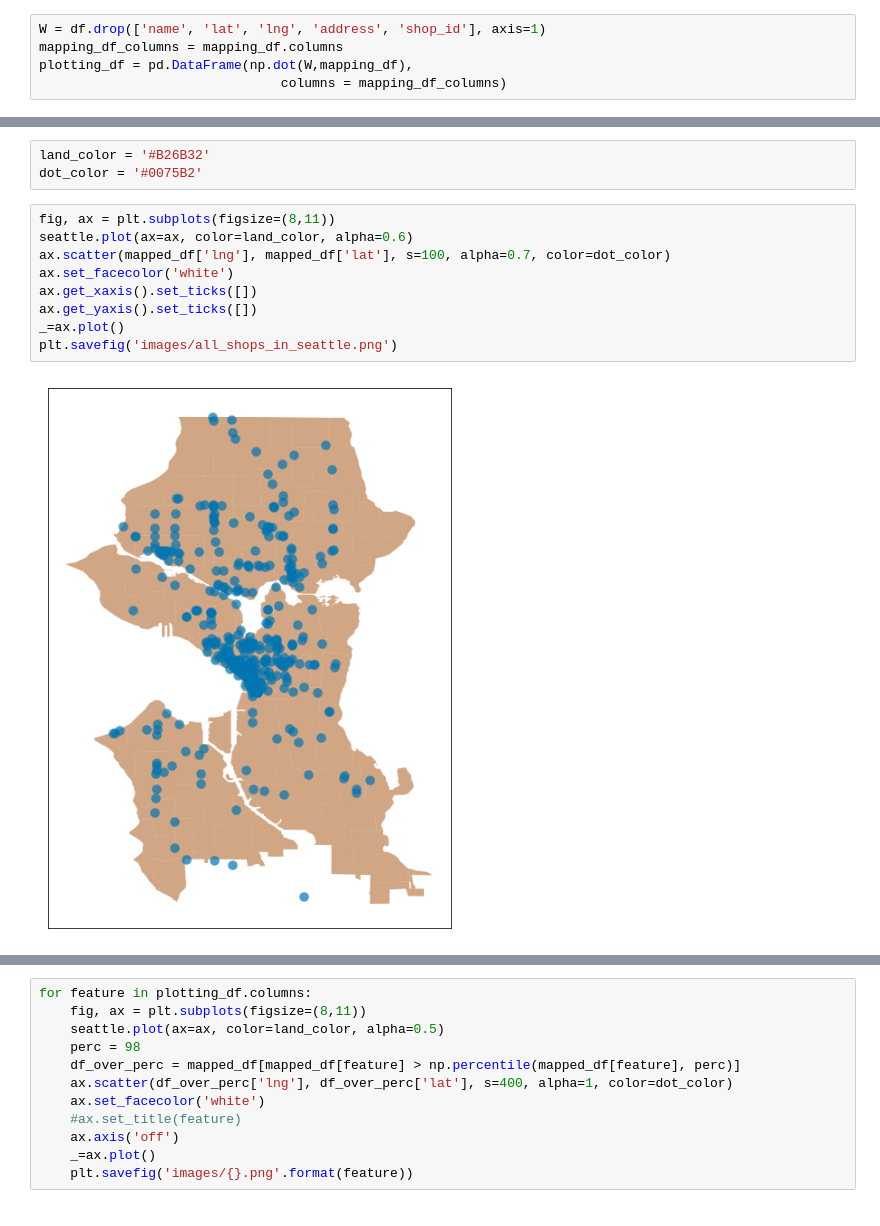
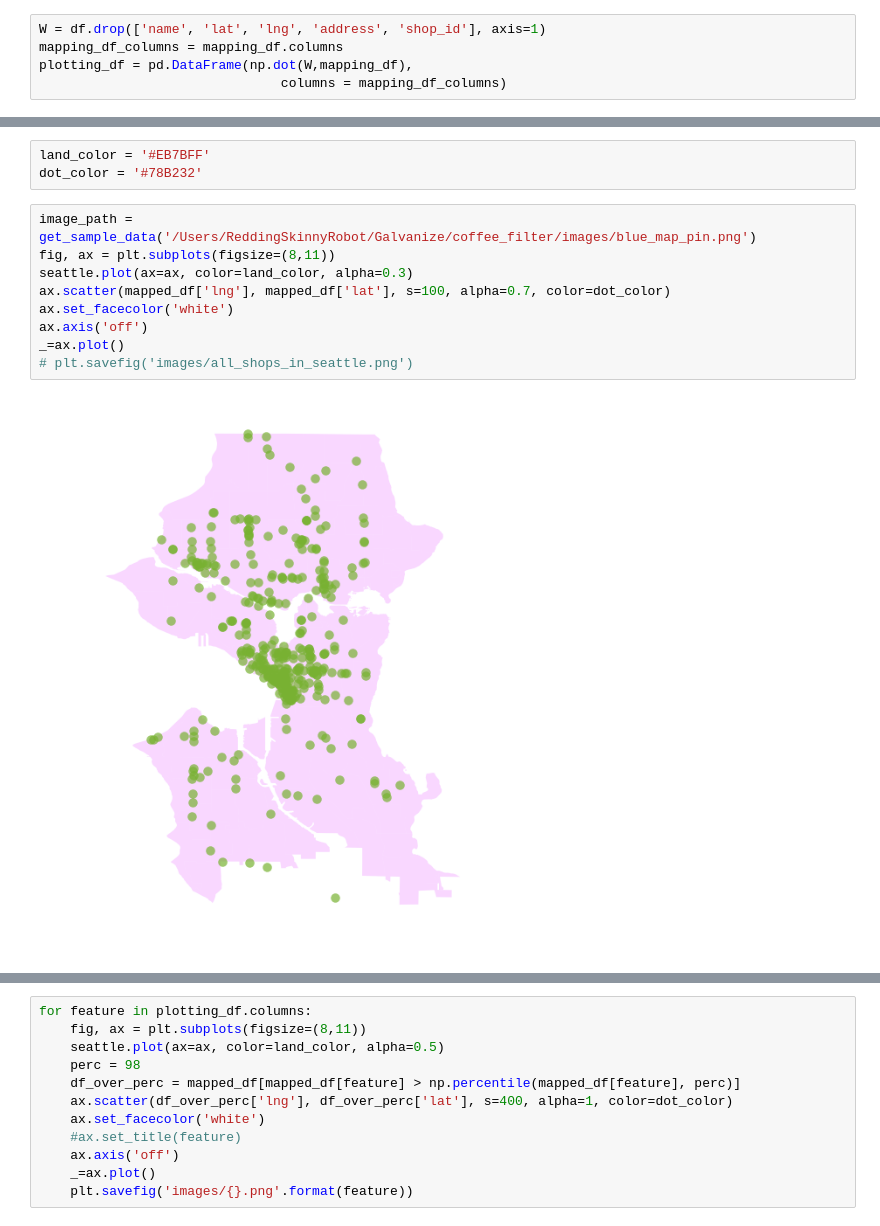
Before and after one commit to crredding/capstone_project, a Jupyter notebook: Data_eda.ipynb, the cells around one changed output, grey strips where cells are left out. Drawn from its saved outputs; the diff is of its cells as text.

```diff
--- a/Data_eda.ipynb
+++ b/Data_eda.ipynb
@@ -62,14 +99,14 @@ plotting_df = pd.DataFrame(np.dot(W,mapping_df),
 # %%
-land_color = '#B26B32'
-dot_color = '#0075B2'
+land_color = '#EB7BFF'
+dot_color = '#78B232'
 # %%
+image_path = get_sample_data('/Users/ReddingSkinnyRobot/Galvanize/coffee_filter/images/blue_map_pin.png')
 fig, ax = plt.subplots(figsize=(8,11))
-seattle.plot(ax=ax, color=land_color, alpha=0.6)
+seattle.plot(ax=ax, color=land_color, alpha=0.3)
 ax.scatter(mapped_df['lng'], mapped_df['lat'], s=100, alpha=0.7, color=dot_color)
 ax.set_facecolor('white')
-ax.get_xaxis().set_ticks([])
-ax.get_yaxis().set_ticks([])
+ax.axis('off')
 _=ax.plot()
-plt.savefig('images/all_shops_in_seattle.png')
+# plt.savefig('images/all_shops_in_seattle.png')
 # %% [output]
-[figure, old version]
+[figure, new version]
```
Also changed, not shown: parts of 7 cells of this notebook, 3 other files.
